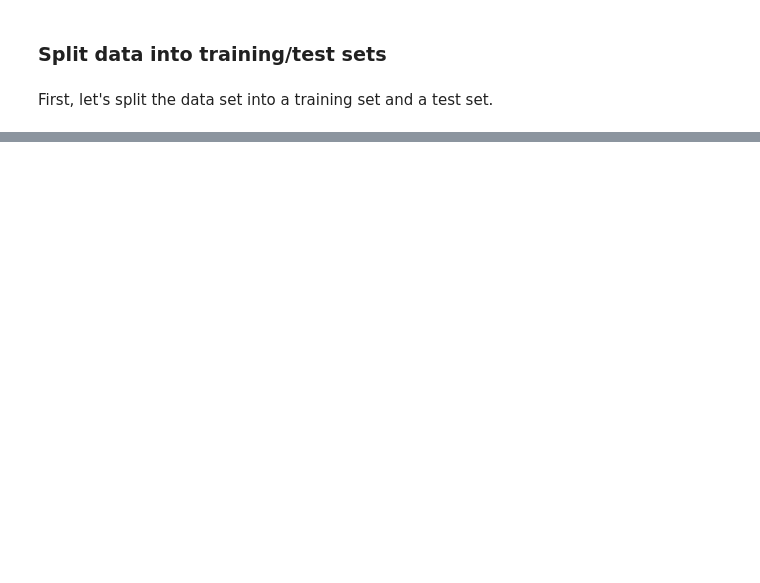
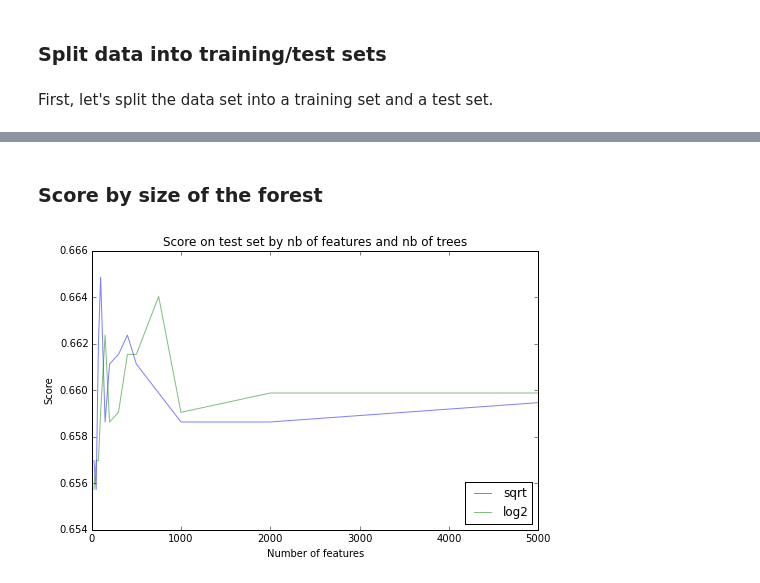
Before and after one commit to LeonhardFS/flightbbq, a Jupyter notebook: 04_PredictiveAnalytics.ipynb, the cells around one changed output, grey strips where cells are left out. Saved outputs shown, nothing was run; the diff lists cells and outputs as text; code cells hidden in the pictures; blank space fills up the shorter version.

```diff
--- a/04_PredictiveAnalytics.ipynb
+++ b/04_PredictiveAnalytics.ipynb
@@ -607,0 +565,7 @@ yexample = dexample[target].values
+# %%
+%%time
+dexample['ARR_DELAY_COR'] = dexample.ARR_DELAY.map(lambda x: (x >= 15))
+dexample.drop('ARR_DELAY', axis = 1, inplace = True)
+file_path = "cache/predictionData/dexample_class.csv"
+dexample.to_csv(path_or_buf= file_path)
+dexample_class = dexample.copy()
@@ -607,0 +756,5 @@ yexample = dexample[target].values
+# %%
+def classify_random_forest_class(data, list_drop, target, test_size=0.4, nb_trees=[10], nb_features = ['auto']):
+    Xtrain, ytrain, Xtest, ytest = split(data, list_drop, target, test_size)
+    scores =  best_parameters_classifier(Xtrain, ytrain, Xtest, ytest, nb_trees, nb_features)
+    return scores
@@ -607,0 +765,7 @@ yexample = dexample[target].values
+# %%
+nb_trees = [25, 50, 75, 100, 150, 200, 300, 400, 500, 750, 1000, 2000, 5000]
+nb_features = ['sqrt', 'log2']
+test_size = 0.4
+# %%
+%%time
+randomForest2014_class =  classify_random_forest_class(dexample, ['ARR_DELAY_COR'], 'ARR_DELAY_COR', test_size=test_size, nb_trees=nb_trees, nb_features=nb_features)
@@ -607,0 +821,2 @@ yexample = dexample[target].values
+# %% [markdown]
+### Score by size of the forest
@@ -607,0 +826,18 @@ yexample = dexample[target].values
+# %%
+# Score on test set
+fig = plt.gcf()
+fig.set_size_inches(8, 5)
+
+for key, co in zip(['sqrt', 'log2'], ['b', 'g']):
+    x = randomForest2014_class[randomForest2014_class.nb_features == key].nb_trees.values
+    y = randomForest2014_class[randomForest2014_class.nb_features == key].test_score.values
+    plt.plot(x, y, alpha = 0.5, c =co, label = key)
+
+plt.ylabel("Score")
+plt.xlabel("Number of features")
+plt.title("Score on test set by nb of features and nb of trees")
+plt.legend(loc = 4)
+
+plt.show()
+# %% [output]
+[figure, added]
```
Also changed, not shown: parts of 117 cells of this notebook.
